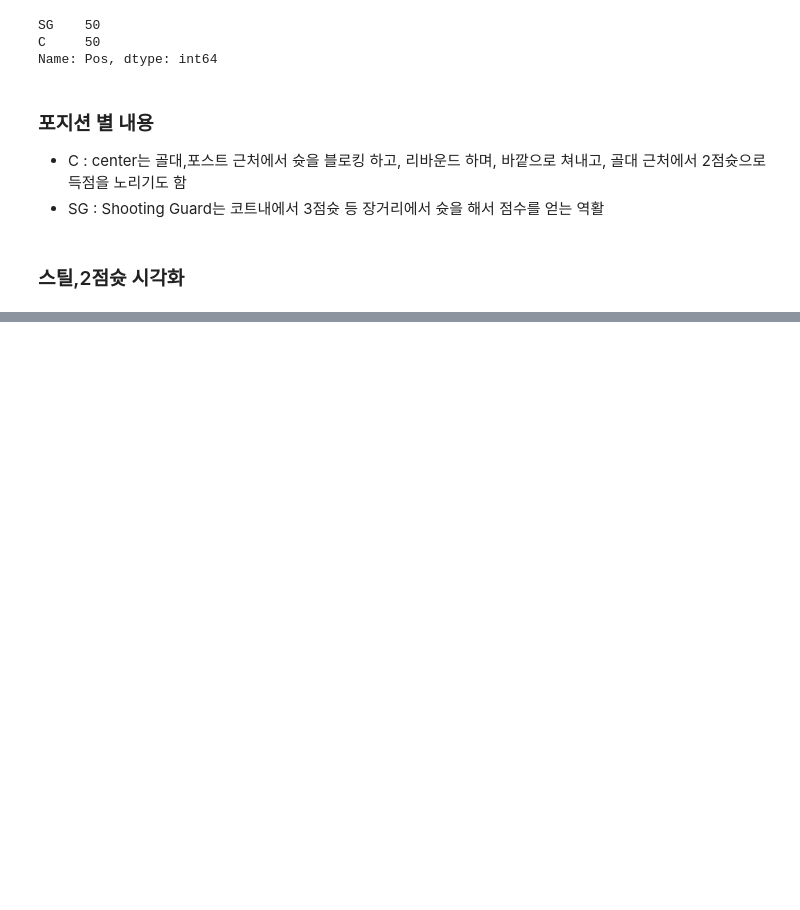
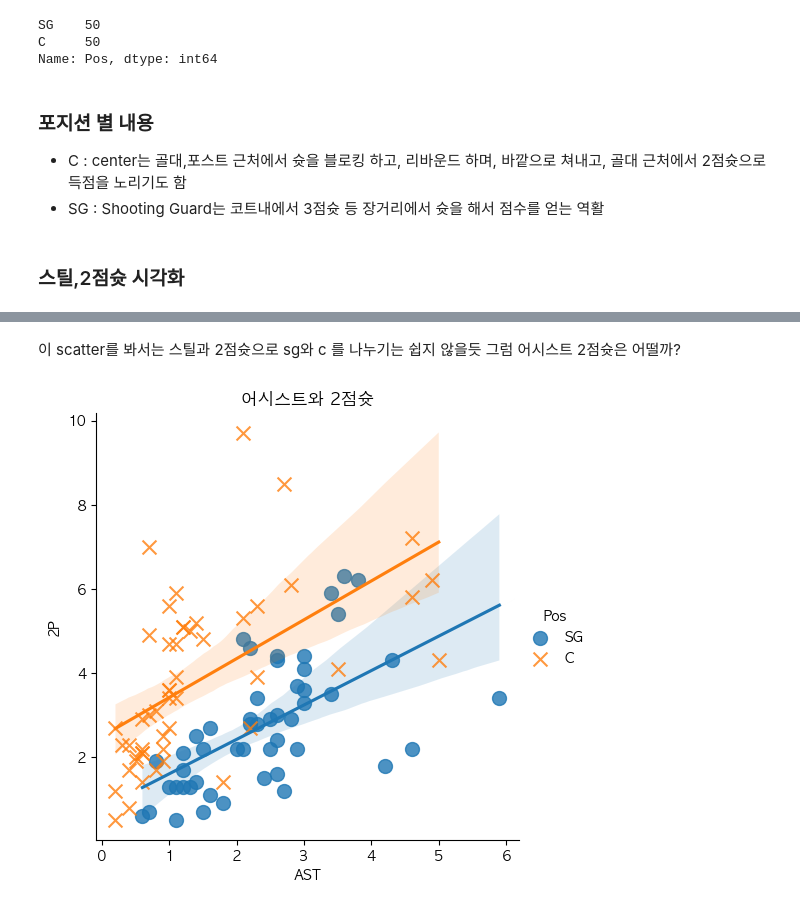
Before and after one commit to LeeHosik/Python-Study, a Jupyter notebook: MachineLearning/Note/11. basketball.ipynb, the cells around one changed output, grey strips where cells are left out. Saved outputs shown, nothing was run; the diff lists cells and outputs as text; code cells hidden in the pictures; blank space fills up the shorter version.

```diff
--- a/MachineLearning/Note/11. basketball.ipynb
+++ b/MachineLearning/Note/11. basketball.ipynb
@@ -73,0 +74,9 @@ TypeError: lmplot() got multiple values for argument 'data'
+# %% [markdown]
+이 scatter를 봐서는 스틸과 2점슛으로 sg와 c 를 나누기는 쉽지 않을듯
+그럼 어시스트 2점슛은 어떨까?
+# %%
+sns.lmplot(x='AST',y='2P',data=df,fit_reg=True, scatter_kws = {'s':100}, markers=['o','x'], hue='Pos') # scatter_kws좌표상의 점의 크기
+plt.title('어시스트와 2점슛')
+plt.show()
+# %% [output]
+[figure, added]
```
Also changed, not shown: parts of 12 cells of this notebook, 34 other files.
